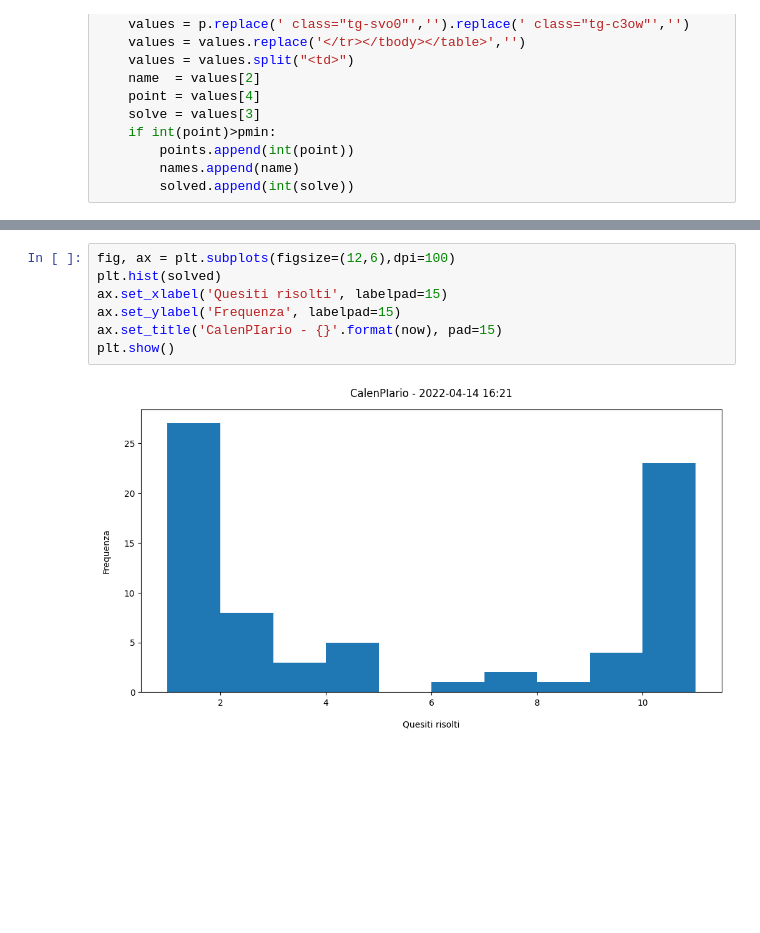
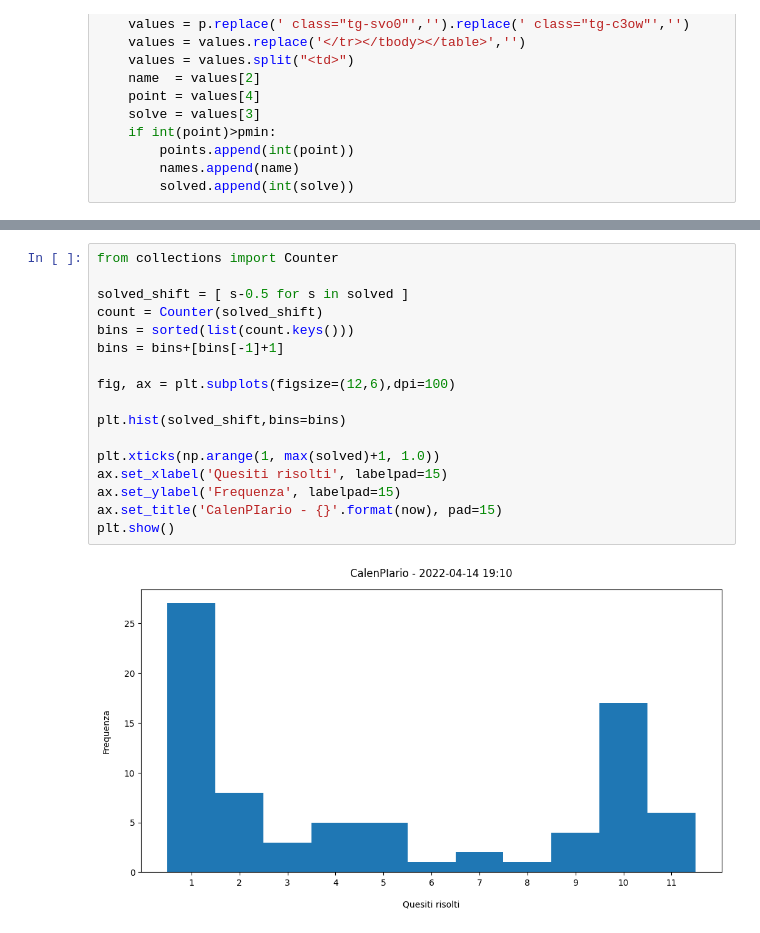
Before and after one commit to marcodelmastro/MathGames, a Jupyter notebook: calenPIario stats.ipynb, the cells around one changed output, grey strips where cells are left out. Cells and saved outputs as stored; diff of their text form; blank space fills up the shorter version.

Commit message:
Better stat plots

```diff
--- a/calenPIario stats.ipynb
+++ b/calenPIario stats.ipynb
@@ -75,9 +75,19 @@ plt.show()
 # %%
+from collections import Counter
+
+solved_shift = [ s-0.5 for s in solved ]
+count = Counter(solved_shift)
+bins = sorted(list(count.keys()))
+bins = bins+[bins[-1]+1]
+
 fig, ax = plt.subplots(figsize=(12,6),dpi=100)
-plt.hist(solved)
+
+plt.hist(solved_shift,bins=bins)
+
+plt.xticks(np.arange(1, max(solved)+1, 1.0))
 ax.set_xlabel('Quesiti risolti', labelpad=15)
 ax.set_ylabel('Frequenza', labelpad=15)
 ax.set_title('CalenPIario - {}'.format(now), pad=15)
 plt.show()
 # %% [output]
-[figure, old version]
+[figure, new version]
```
Also changed, not shown: parts of 2 cells of this notebook.
